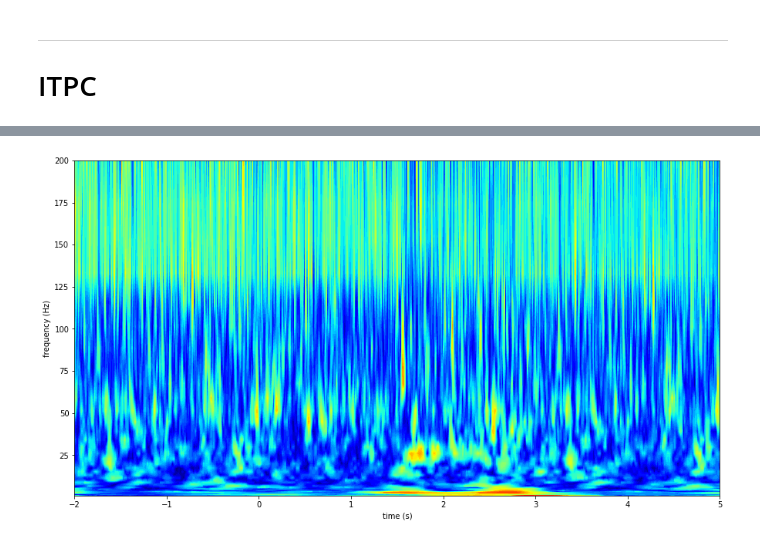
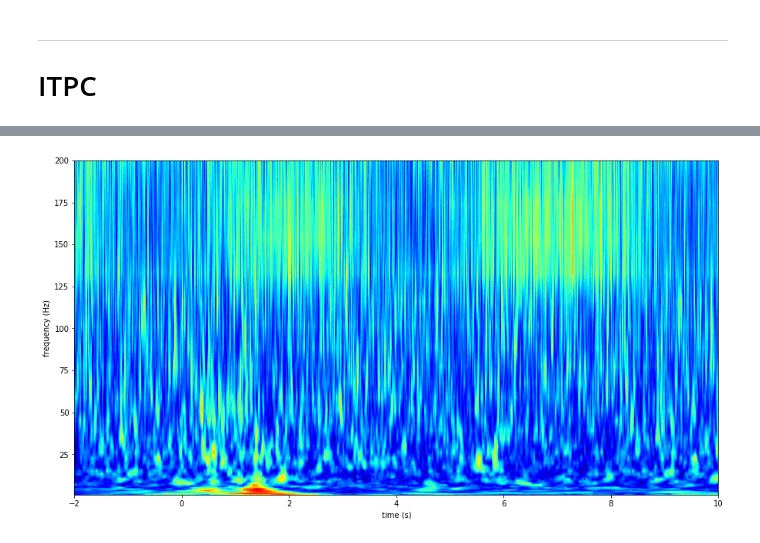
Before and after one commit to ZhangJiayiLab/EEG-Analysis, a Jupyter notebook: python/demo_tfdomain.ipynb, the cells around one changed output, grey strips where cells are left out. Drawn from its saved outputs; the diff is of its cells as text; code cells hidden in the pictures.

```diff
--- a/python/demo_tfdomain.ipynb
+++ b/python/demo_tfdomain.ipynb
@@ -33,7 +33,7 @@ patientName = "Chen Zhou"
 # patientName = "Demo"
 fs = 2000
 
-targetfiles = "180903-2-5"
+targetfiles = "180901-3-10"
 # targetfiles = "999999-9-9"
 chidx = 108
 cutoffband = "lowpass"
@@ -55,5 +55,5 @@ analysis = EEGAnalysis(
         patientname = patientName,
         expname = targetfiles,
         fs=fs,
-        roi=(-2,5))
+        roi=(-2,10))
 # %% [output]
@@ -231,22 +235,22 @@ tspec = np.linspace(analysis.roi[0], analysis.roi[-1], (analysis.roi[1] - analys
 cue_onset = analysis.markers["grating"][0][0][0,:]
 ch_split = general.split_datawithmarker(analysis.channels[chidx, :],
 #                                         [cue_onset[0]],
-                                        cue_onset-1,
+                                        cue_onset,
                                         analysis.roi, analysis.fs)
 %time pxx = dwt_tf(ch_split, analysis.fs, frange, reflection=True, zscore=False, averageall=False, rawresult=True)
 
 itpc = np.abs(np.sum(pxx/np.abs(pxx), 1) / np.size(pxx, 1))
 
 plt.figure(figsize=(15,8))
-plt.contourf(np.linspace(-2,5, np.size(itpc, 1)), frange, itpc, 40, cmap=plt.get_cmap("jet"))
+plt.contourf(np.linspace(-2,10, np.size(itpc, 1)), frange, itpc, 40, cmap=plt.get_cmap("jet"))
 
 plt.xlabel("time (s)")
 plt.ylabel("frequency (Hz)")
 plt.clim([0,1])
-plt.xlim([-2, 5])
+plt.xlim([-2, 10])
 
 # plt.show()
-# plt.savefig("preview/"+targetfiles+".png", bbox_inches="tight")
+plt.savefig("180901-3-10-channel109_grating_itpc_0_200.png", bbox_inches="tight")
 plt.show()
 plt.close("all")
 # %% [output]
@@ -255 +259 @@ Wall time: 3.78 s
-[figure, old version]
+[figure, new version]
```
Also changed, not shown: parts of 7 cells of this notebook, 20 other files.
